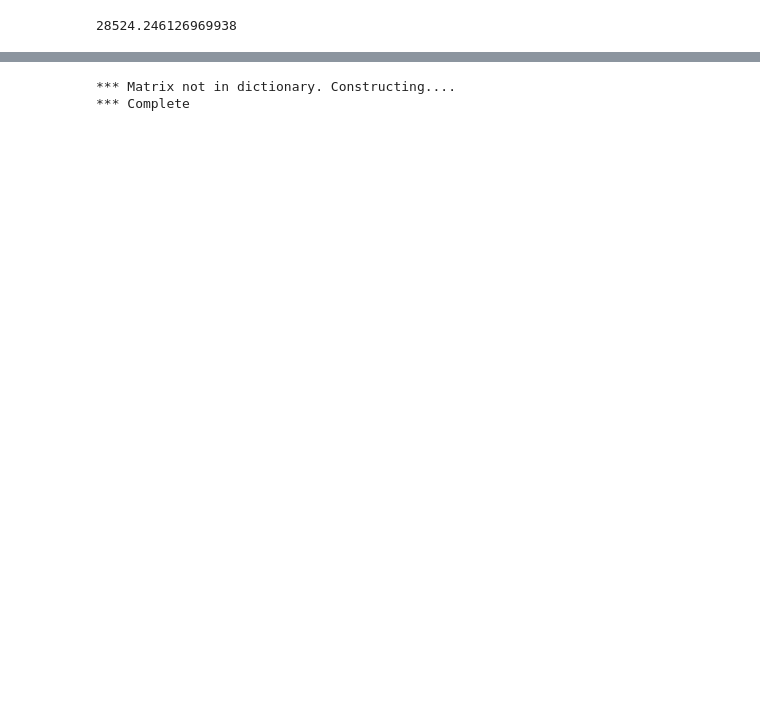
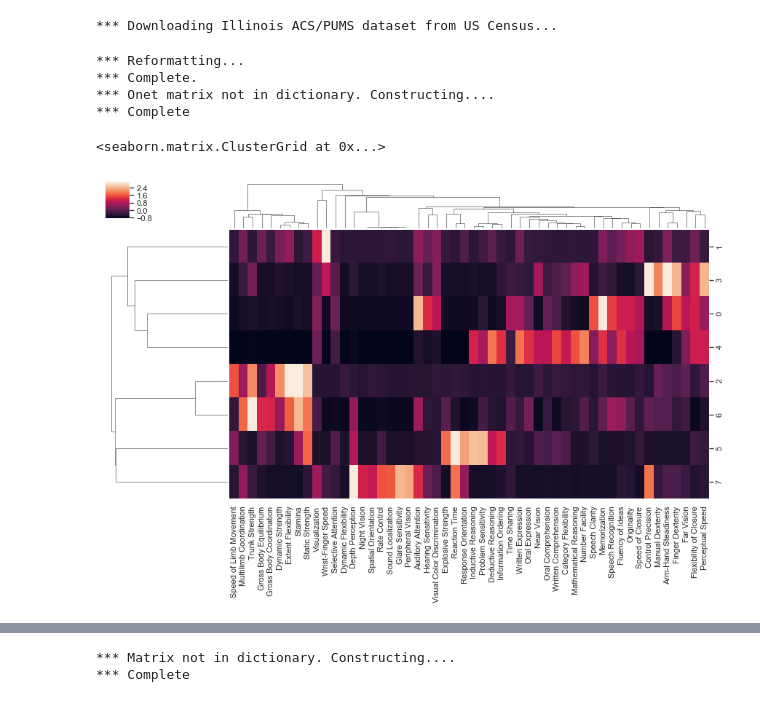
Before and after one commit to dnordfors/archetypes, a Jupyter notebook: workspace/Untitled13.ipynb, the cells around one changed output, grey strips where cells are left out. Drawn from its saved outputs; the diff is of its cells as text; code cells hidden in the pictures; blank space fills up the shorter version.

Commit message:
Xyzzy

```diff
--- a/workspace/Untitled13.ipynb
+++ b/workspace/Untitled13.ipynb
@@ -719,7 +793,10 @@ sp = scipy.sparse.csr_matrix(df.fillna(0))
-# %%
-ara = Archetypes(aaa.X('fte'),4)
-sva = Svd(aaa.X('fte'))
-wt = sva.s.sum()
-wt
-# %% [output]
-28524.246126969938
+# %%
+Xyzzy(state='Illinois',onet_set='Abilities',norm=scale).archetypes(8).plot_features(vertical=False)
+# %% [output]
+*** Downloading Illinois ACS/PUMS dataset from US Census...
+*** Reformatting...
+*** Complete.
+*** Onet matrix not in dictionary. Constructing....
+*** Complete
+<seaborn.matrix.ClusterGrid at 0x...>
+[figure, added]
```
Also changed, not shown: parts of 11 cells of this notebook, 1 other file.
